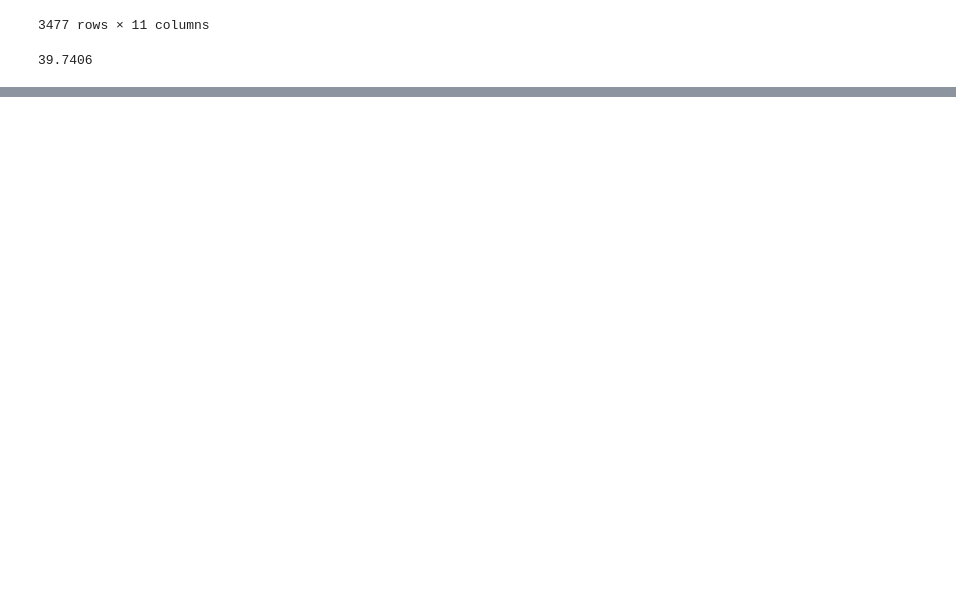
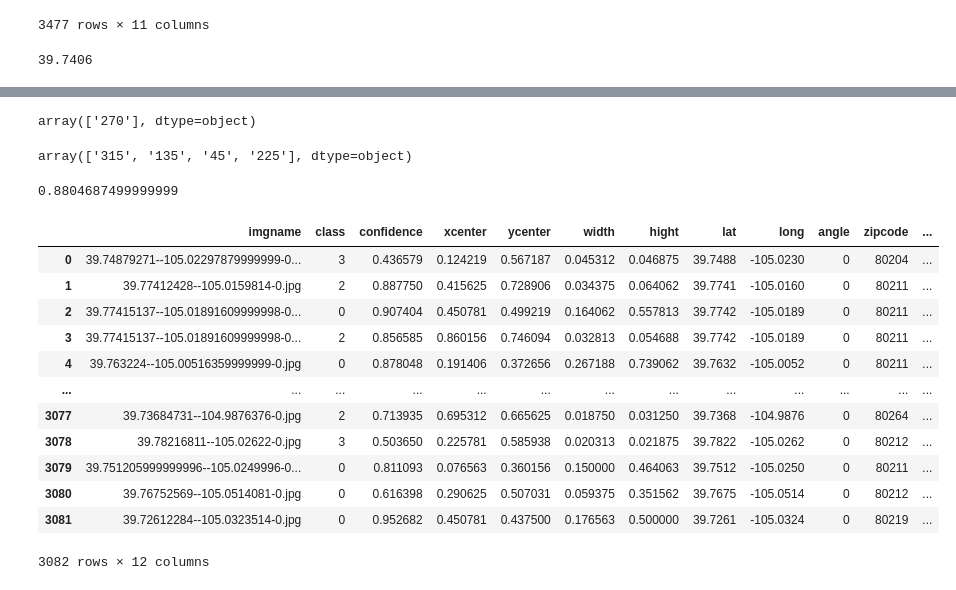
Before and after one commit to sunh0003/W210Capstone-AccessibleParkingMap, a Jupyter notebook: ETL/inf_output_conv.ipynb, the cells around one changed output, grey strips where cells are left out. Saved outputs shown, nothing was run; the diff lists cells and outputs as text; code cells hidden in the pictures; blank space fills up the shorter version.

Commit message:
adding more functions to inf_output_conv.ipynb

```diff
--- a/ETL/inf_output_conv.ipynb
+++ b/ETL/inf_output_conv.ipynb
@@ -142,0 +160,4 @@ infer_ff.to_csv('downtown99.csv', encoding='utf-8', index=False)
+# %%
+output7['angle'].unique()
+# %% [output]
+array(['270'], dtype=object)
@@ -142,0 +168,44 @@ infer_ff.to_csv('downtown99.csv', encoding='utf-8', index=False)
+# %%
+output9['angle'].unique()
+# %% [output]
+array(['315', '135', '45', '225'], dtype=object)
+# %%
+output9['ycenter'].max()
+# %% [output]
+0.8804687499999999
+# %%
+#7/5 adding columns by bounding box 'xcenter' position [L, C, R]
+def csv_par2(df):
+    for i in range(len(df)):
+        df.loc[i, 'lat'] = float(df.loc[i, 'imgname'].split('-')[0])
+        df.loc[i, 'long'] = float(df.loc[i, 'imgname'].split('-')[2]) * -1.0
+        df.loc[i, 'angle'] = df.loc[i, 'imgname'].split('-')[3][:-4]
+        result = search.by_coordinates(df.loc[i, 'lat'], df.loc[i, 'long'], radius=3)
+        df.loc[i, 'zipcode'] = result[0].zipcode
+        df.loc[i, 'lat'] = df.loc[i, 'lat'].astype(float).round(4)
+        df.loc[i, 'long'] = df.loc[i, 'long'].astype(float).round(4)
+        if df.loc[i, 'xcenter'] <= 0.333333:
+            df.loc[i, 'detect_loc'] = 'L'
+        elif df.loc[i, 'xcenter'] > 0.666666:
+            df.loc[i, 'detect_loc'] = 'R'
+        else:
+            df.loc[i, 'detect_loc'] = 'C'
+    return df
+# %%
+new_inf = csv_par2(infers1)
+# %%
+new_inf
+# %% [output]
+|  | imgname | class | confidence | xcenter | ycenter | width | hight | lat | long | angle | zipcode | ... |
+| 0 | 39.74879271--105.02297879999999-0... | 3 | 0.436579 | 0.124219 | 0.567187 | 0.045312 | 0.046875 | 39.7488 | -105.0230 | 0 | 80204 | ... |
+| 1 | 39.77412428--105.0159814-0.jpg | 2 | 0.887750 | 0.415625 | 0.728906 | 0.034375 | 0.064062 | 39.7741 | -105.0160 | 0 | 80211 | ... |
+| 2 | 39.77415137--105.01891609999998-0... | 0 | 0.907404 | 0.450781 | 0.499219 | 0.164062 | 0.557813 | 39.7742 | -105.0189 | 0 | 80211 | ... |
+| 3 | 39.77415137--105.01891609999998-0... | 2 | 0.856585 | 0.860156 | 0.746094 | 0.032813 | 0.054688 | 39.7742 | -105.0189 | 0 | 80211 | ... |
+| 4 | 39.763224--105.00516359999999-0.jpg | 0 | 0.878048 | 0.191406 | 0.372656 | 0.267188 | 0.739062 | 39.7632 | -105.0052 | 0 | 80211 | ... |
+| ... | ... | ... | ... | ... | ... | ... | ... | ... | ... | ... | ... | ... |
+| 3077 | 39.73684731--104.9876376-0.jpg | 2 | 0.713935 | 0.695312 | 0.665625 | 0.018750 | 0.031250 | 39.7368 | -104.9876 | 0 | 80264 | ... |
+| 3078 | 39.78216811--105.02622-0.jpg | 3 | 0.503650 | 0.225781 | 0.585938 | 0.020313 | 0.021875 | 39.7822 | -105.0262 | 0 | 80212 | ... |
+| 3079 | 39.751205999999996--105.0249996-0... | 0 | 0.811093 | 0.076563 | 0.360156 | 0.150000 | 0.464063 | 39.7512 | -105.0250 | 0 | 80211 | ... |
+| 3080 | 39.76752569--105.0514081-0.jpg | 0 | 0.616398 | 0.290625 | 0.507031 | 0.059375 | 0.351562 | 39.7675 | -105.0514 | 0 | 80212 | ... |
+| 3081 | 39.72612284--105.0323514-0.jpg | 0 | 0.952682 | 0.450781 | 0.437500 | 0.176563 | 0.500000 | 39.7261 | -105.0324 | 0 | 80219 | ... |
+3082 rows × 12 columns
```
Also changed, not shown: parts of 13 cells of this notebook.
